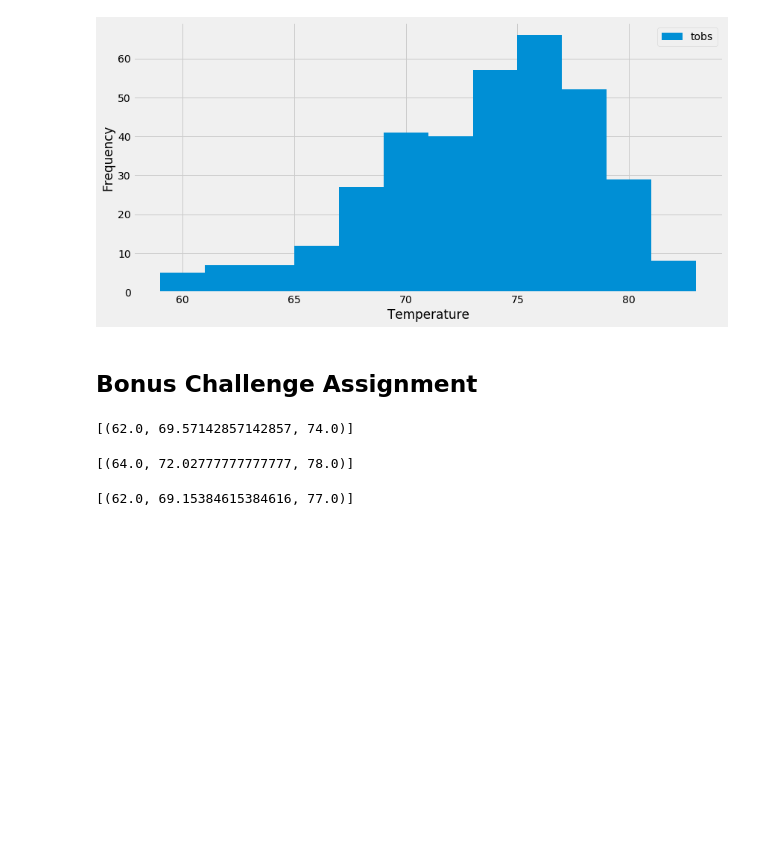
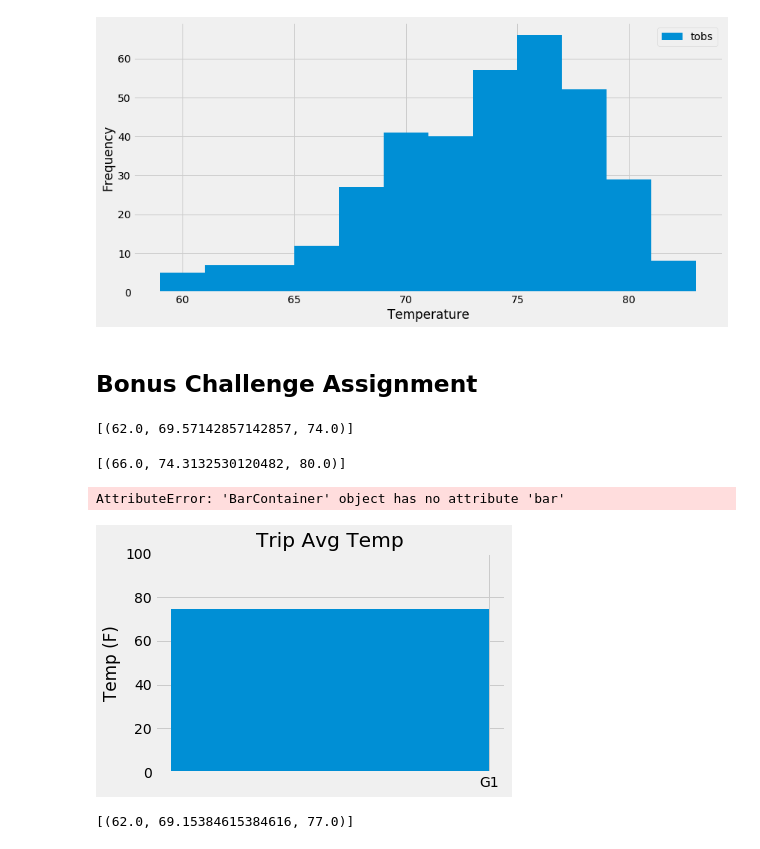
Before and after one commit to gpivaro/sqlalchemy-challenge, a Jupyter notebook: climate.ipynb, the cells around one changed output. Drawn from its saved outputs; the diff is of its cells as text; code cells hidden in the pictures; blank space fills up the shorter version.

```diff
--- a/climate.ipynb
+++ b/climate.ipynb
@@ -13,6 +13,10 @@ import numpy as np
 import pandas as pd
 
 import datetime as dt
+# %%
+# Choose a start date and end date for your trip. Make sure that your vacation range is approximately 3-15 days total.
+start_date = '2015-06-01'
+end_date = '2015-06-13'
 # %% [markdown]
 # Reflect Tables into SQLAlchemy ORM
 # %%
@@ -222,14 +227,45 @@ print(calc_temps('2012-02-28', '2012-03-05'))
 # %%
 # Use your previous function `calc_temps` to calculate the tmin, tavg, and tmax
 # for your trip using the previous year's data for those same dates.
-print(calc_temps('2017-02-28', '2017-03-05'))
+vacation_temp = calc_temps(start_date, end_date)
+print(vacation_temp)
 # %% [output]
-[(64.0, 72.02777777777777, 78.0)]
+[(66.0, 74.3132530120482, 80.0)]
 # %%
 # Plot the results from your previous query as a bar chart.
 # Use "Trip Avg Temp" as your Title
 # Use the average temperature for the y value
 # Use the peak-to-peak (tmax-tmin) value as the y error bar (yerr)
+ax.bar(1,vacation_temp[0][1],yerr=6)
+ax.ylim([0, 100])
+plt.errorbar(1,vacation_temp[0][0], 0.2)
+# %% [output]
+AttributeError: 'BarContainer' object has no attribute 'bar'
+# %%
+labels = ['G1']
+men_means = vacation_temp[0][1]
+
+x = np.arange(len(labels))  # the label locations
+width = 0.15  # the width of the bars
+
+fig, ax = plt.subplots()
+rects1 = ax.bar(x - width/2, men_means, width, label='Men')
+
+# Add some text for labels, title and custom x-axis tick labels, etc.
+ax.set_ylabel('Temp (F)')
+ax.set_title('Trip Avg Temp')
+ax.set_xticks(x)
+ax.set_xticklabels(labels)
+ax.set_ylim([0, 100])
+# ax.set_xlim([0, 1])
+
+
+
+fig.tight_layout()
+
+plt.show()
+# %% [output]
+[figure, added]
 # %%
 # Calculate the total amount of rainfall per weather station for your trip dates using the previous year's matching dates.
 # Sort this in descending order by precipitation amount and list the station, name, latitude, longitude, and elevation
```
Also changed, not shown: parts of 1 cell of this notebook.
